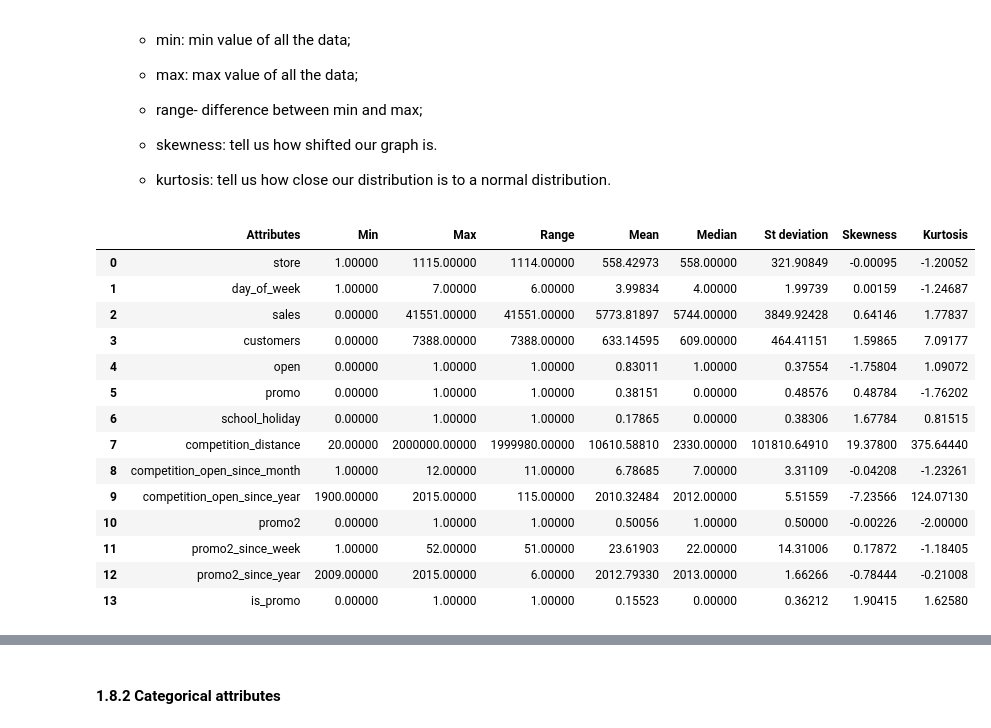
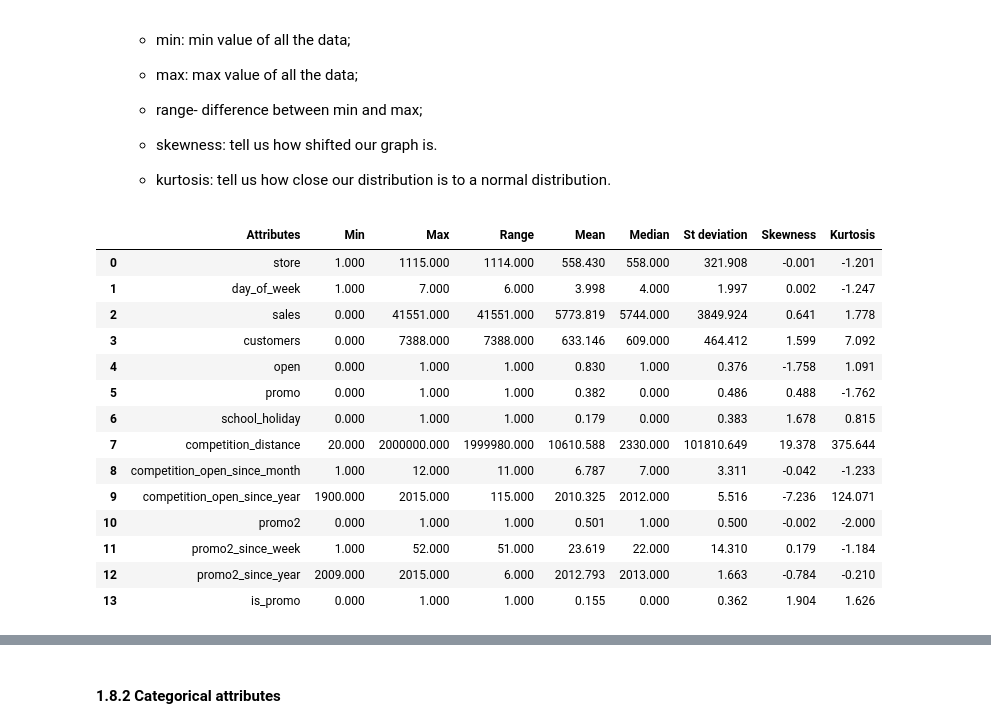
Before and after one commit to GuttoF/Rossmann-Store-Sales, a Jupyter notebook: rossmann_store_sales.ipynb, the cells around one changed output, grey strips where cells are left out. Saved outputs shown, nothing was run; the diff lists cells and outputs as text; code cells hidden in the pictures.

```diff
--- a/rossmann_store_sales.ipynb
+++ b/rossmann_store_sales.ipynb
@@ -19,10 +19,10 @@ import datetime as dt
 import math
 import numpy as np
 import pandas as pd
-pd.options.display.float_format = '{:.2f}'.format
 
 # data visualization
 import matplotlib.pyplot as plt
+import matplotlib.gridspec as gs
 from tabulate import tabulate
 import seaborn as sns
 
@@ -47,13 +47,15 @@ from sklearn.metrics import mean_absolute_error, mean_squared_error
 # %%
 # snakecase
-def snakecase(x):
-    return inflection.underscore(x)
+def snakecase(cols):
+    change_snakecase = lambda x: inflection.underscore(x)
+    return list(map(change_snakecase, cols))
 
 # ignoring errors
 warnings.filterwarnings('ignore')
 
+
 # round
-pd.options.display.float_format = '{:.5f}'.format
+pd.options.display.float_format = '{:.3f}'.format
 # %% [markdown]
 ### Graphic
 # %%
@@ -254,7 +255,7 @@ cols_old = ['Store', 'DayOfWeek', 'Date', 'Sales', 'Customers', 'Open', 'Promo',
            'Promo2SinceYear', 'PromoInterval']
 
 #using the snakecase type
-cols_new = list(map(snakecase, cols_old))
+cols_new = snakecase(cols_old)
 df1.columns = cols_new
 # %% [markdown]
 ### 1.3 Data Dimensions
@@ -411,7 +412,8 @@ df1['promo2_since_year'] = df1['promo2_since_year'].astype(int)
 # %% [markdown]
 This step separate the numerical attributes and the categorical attributes, each one has a different form of analysis.
 # %%
-num_cols = df1.select_dtypes(include=['int64', 'float64']).columns.tolist()
+num_attributes = df1.select_dtypes(include=['int64', 'float64'])
+num_cols = num_attributes.columns.tolist()
 cat_attributes = df1.select_dtypes(exclude=['int64', 'float64', 'datetime64[ns]'])
 cat_cols = cat_attributes.columns.tolist()
 # %% [markdown]
@@ -435,24 +437,24 @@ cat_cols = cat_attributes.columns.tolist()
 
   - kurtosis: tell us how close our distribution is to a normal distribution.
 # %%
-num_attributes = numerical_metrics(df1[num_cols])
-num_attributes
+num_attributes_result = numerical_metrics(df1[num_cols])
+num_attributes_result
 # %% [output]
 |  | Attributes | Min | Max | Range | Mean | Median | St deviation | Skewness | Kurtosis |
-| 0 | store | 1.00000 | 1115.00000 | 1114.00000 | 558.42973 | 558.00000 | 321.90849 | -0.00095 | -1.20052 |
-| 1 | day_of_week | 1.00000 | 7.00000 | 6.00000 | 3.99834 | 4.00000 | 1.99739 | 0.00159 | -1.24687 |
-| 2 | sales | 0.00000 | 41551.00000 | 41551.00000 | 5773.81897 | 5744.00000 | 3849.92428 | 0.64146 | 1.77837 |
-| 3 | customers | 0.00000 | 7388.00000 | 7388.00000 | 633.14595 | 609.00000 | 464.41151 | 1.59865 | 7.09177 |
-| 4 | open | 0.00000 | 1.00000 | 1.00000 | 0.83011 | 1.00000 | 0.37554 | -1.75804 | 1.09072 |
-| 5 | promo | 0.00000 | 1.00000 | 1.00000 | 0.38151 | 0.00000 | 0.48576 | 0.48784 | -1.76202 |
-| 6 | school_holiday | 0.00000 | 1.00000 | 1.00000 | 0.17865 | 0.00000 | 0.38306 | 1.67784 | 0.81515 |
-| 7 | competition_distance | 20.00000 | 2000000.00000 | 1999980.00000 | 10610.58810 | 2330.00000 | 101810.64910 | 19.37800 | 375.64440 |
-| 8 | competition_open_since_month | 1.00000 | 12.00000 | 11.00000 | 6.78685 | 7.00000 | 3.31109 | -0.04208 | -1.23261 |
-| 9 | competition_open_since_year | 1900.00000 | 2015.00000 | 115.00000 | 2010.32484 | 2012.00000 | 5.51559 | -7.23566 | 124.07130 |
-| 10 | promo2 | 0.00000 | 1.00000 | 1.00000 | 0.50056 | 1.00000 | 0.50000 | -0.00226 | -2.00000 |
-| 11 | promo2_since_week | 1.00000 | 52.00000 | 51.00000 | 23.61903 | 22.00000 | 14.31006 | 0.17872 | -1.18405 |
-| 12 | promo2_since_year | 2009.00000 | 2015.00000 | 6.00000 | 2012.79330 | 2013.00000 | 1.66266 | -0.78444 | -0.21008 |
-| 13 | is_promo | 0.00000 | 1.00000 | 1.00000 | 0.15523 | 0.00000 | 0.36212 | 1.90415 | 1.62580 |
+| 0 | store | 1.000 | 1115.000 | 1114.000 | 558.430 | 558.000 | 321.908 | -0.001 | -1.201 |
+| 1 | day_of_week | 1.000 | 7.000 | 6.000 | 3.998 | 4.000 | 1.997 | 0.002 | -1.247 |
+| 2 | sales | 0.000 | 41551.000 | 41551.000 | 5773.819 | 5744.000 | 3849.924 | 0.641 | 1.778 |
+| 3 | customers | 0.000 | 7388.000 | 7388.000 | 633.146 | 609.000 | 464.412 | 1.599 | 7.092 |
+| 4 | open | 0.000 | 1.000 | 1.000 | 0.830 | 1.000 | 0.376 | -1.758 | 1.091 |
+| 5 | promo | 0.000 | 1.000 | 1.000 | 0.382 | 0.000 | 0.486 | 0.488 | -1.762 |
+| 6 | school_holiday | 0.000 | 1.000 | 1.000 | 0.179 | 0.000 | 0.383 | 1.678 | 0.815 |
+| 7 | competition_distance | 20.000 | 2000000.000 | 1999980.000 | 10610.588 | 2330.000 | 101810.649 | 19.378 | 375.644 |
+| 8 | competition_open_since_month | 1.000 | 12.000 | 11.000 | 6.787 | 7.000 | 3.311 | -0.042 | -1.233 |
+| 9 | competition_open_since_year | 1900.000 | 2015.000 | 115.000 | 2010.325 | 2012.000 | 5.516 | -7.236 | 124.071 |
+| 10 | promo2 | 0.000 | 1.000 | 1.000 | 0.501 | 1.000 | 0.500 | -0.002 | -2.000 |
+| 11 | promo2_since_week | 1.000 | 52.000 | 51.000 | 23.619 | 22.000 | 14.310 | 0.179 | -1.184 |
+| 12 | promo2_since_year | 2009.000 | 2015.000 | 6.000 | 2012.793 | 2013.000 | 1.663 | -0.784 | -0.210 |
+| 13 | is_promo | 0.000 | 1.000 | 1.000 | 0.155 | 0.000 | 0.362 | 1.904 | 1.626 |
 # %%
 df1[num_cols].describe()
 # %% [output]
```
Also changed, not shown: parts of 40 cells of this notebook, 2 other files.
